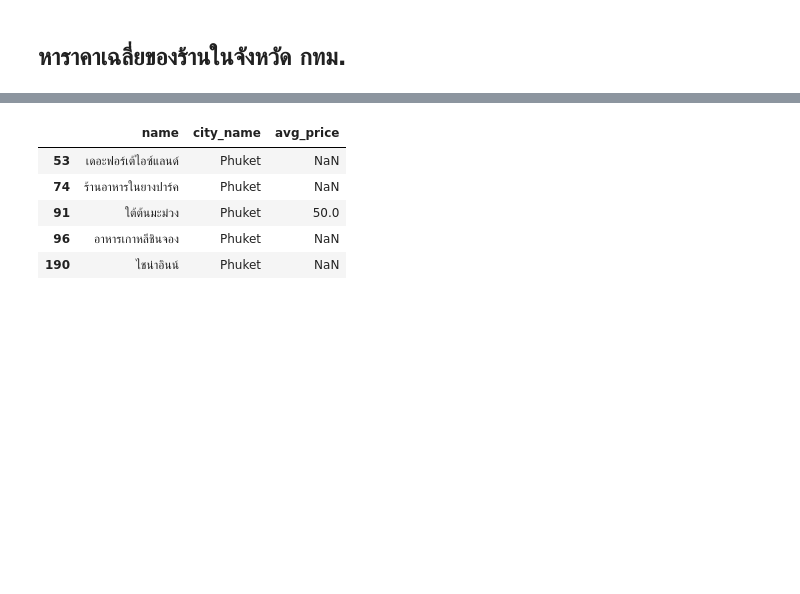
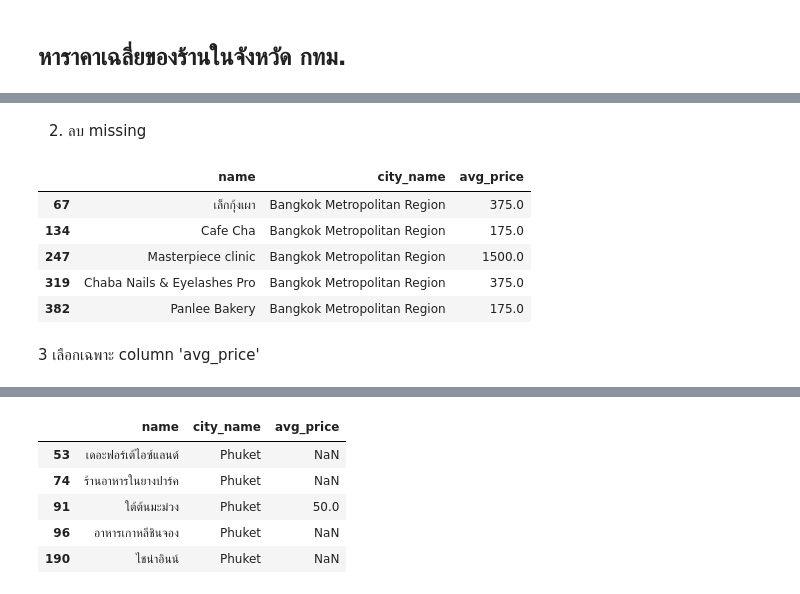
Before and after one commit to Adibank/DPDM, a Jupyter notebook: Pandas_and_Data_Preprocessing_101.ipynb, the cells around one changed output, grey strips where cells are left out. Cells and saved outputs as stored; diff of their text form; code cells hidden in the pictures; blank space fills up the shorter version.

```diff
--- a/Pandas_and_Data_Preprocessing_101.ipynb
+++ b/Pandas_and_Data_Preprocessing_101.ipynb
@@ -320,0 +330,3 @@ new_table[selected_list].head() #ตามจริงมีมากกว่
+# %%
+bkk_table = new_table[new_table['city_name']=='Bangkok Metropolitan Region']
+bkk_table.head()
@@ -320,0 +340,14 @@ new_table[selected_list].head() #ตามจริงมีมากกว่
+# %% [markdown]
+2. ลบ missing
+# %%
+bkk_table_dp = bkk_table.dropna()
+bkk_table_dp.head()
+# %% [output]
+|  | name | city_name | avg_price |
+| 67 | เล็กกุ้งเผา | Bangkok Metropolitan Region | 375.0 |
+| 134 | Cafe Cha | Bangkok Metropolitan Region | 175.0 |
+| 247 | Masterpiece clinic | Bangkok Metropolitan Region | 1500.0 |
+| 319 | Chaba Nails & Eyelashes Pro | Bangkok Metropolitan Region | 375.0 |
+| 382 | Panlee Bakery | Bangkok Metropolitan Region | 175.0 |
+# %% [markdown]
+3 เลือกเฉพาะ column 'avg_price'
```
Also changed, not shown: parts of 28 cells of this notebook.
